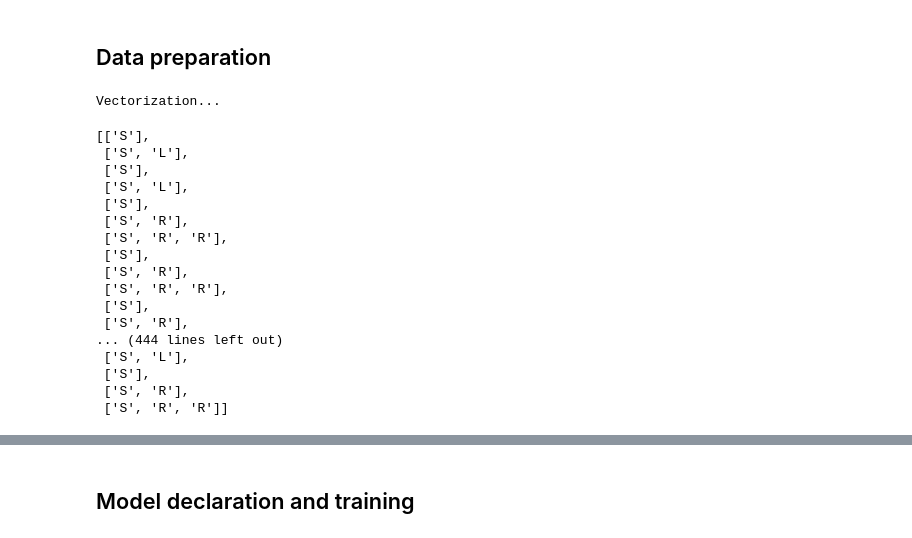
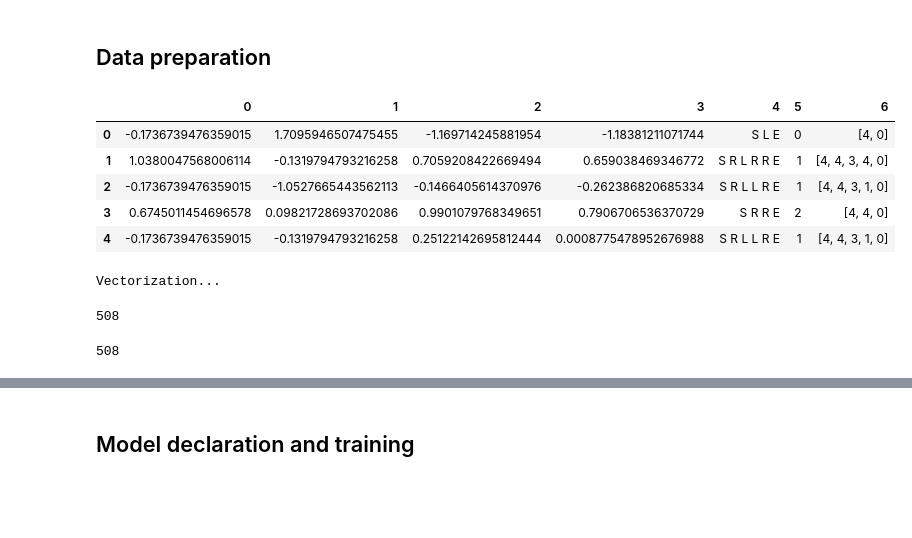
Before and after one commit to mlsquare/cook-imly, a Jupyter notebook: Notebooks/explain_multi_io.ipynb, the cells around one changed output, grey strips where cells are left out. Saved outputs shown, nothing was run; the diff lists cells and outputs as text; code cells hidden in the pictures; blank space fills up the shorter version.

```diff
--- a/Notebooks/explain_multi_io.ipynb
+++ b/Notebooks/explain_multi_io.ipynb
@@ -86,22 +86,22 @@ for i, j in enumerate(X):
     for node in path_list[i]:
         if node == 0:
             path_as_string.append('S')
-            dec_feat.append(clf.tree_.feature[node])
+            dec_feat.append(clf.tree_.feature[node]+1)
         elif node in left_nodes:
             path_as_string.append('L')
-            if clf.tree_.feature[node] > 0:
-                dec_feat.append(clf.tree_.feature[node])
+            if clf.tree_.feature[node] >= 0:
+                dec_feat.append(clf.tree_.feature[node]+1)
             # else:
                 # dec_feat.append(0)
         elif node in right_nodes:
             path_as_string.append('R')
-            if clf.tree_.feature[node] > 0:
-                dec_feat.append(clf.tree_.feature[node])
+            if clf.tree_.feature[node] >= 0:
+                dec_feat.append(clf.tree_.feature[node]+1)
             # else:
                 # dec_feat.append(0)
 
     path_as_string.append('E')
-    # dec_feat.append(0)
+    dec_feat.append(0)
     dec_feat = np.array(dec_feat)
     path_as_string = ' '.join(path_as_string)
     path_column = np.append(path_column, path_as_string)
@@ -125,7 +129,14 @@ df = data.sample(frac=1).reset_index(drop=True)
 get_path_lengths = lambda t: len(t.split())
 paths_lengths = np.array([get_path_lengths(xi) for xi in path_sequence])
 # %%
-df.head(10)
+df.head()
+# %% [output]
+|  | 0 | 1 | 2 | 3 | 4 | 5 | 6 |
+| 0 | -0.1736739476359015 | 1.7095946507475455 | -1.169714245881954 | -1.18381211071744 | S L E | 0 | [4, 0] |
+| 1 | 1.0380047568006114 | -0.1319794793216258 | 0.7059208422669494 | 0.659038469346772 | S R L R R E | 1 | [4, 4, 3, 4, 0] |
+| 2 | -0.1736739476359015 | -1.0527665443562113 | -0.1466405614370976 | -0.262386820685334 | S R L L R E | 1 | [4, 4, 3, 1, 0] |
+| 3 | 0.6745011454696578 | 0.09821728693702086 | 0.9901079768349651 | 0.7906706536370729 | S R R E | 2 | [4, 4, 0] |
+| 4 | -0.1736739476359015 | -0.1319794793216258 | 0.25122142695812444 | 0.0008775478952676988 | S R L L R E | 1 | [4, 4, 3, 1, 0] |
 # %%
 ## Modified for decision feature prediction
 
@@ -175,24 +194,14 @@ y_feat = np.zeros((len(sentences), label_size), dtype=np.float)
 y_feat_seq = np.zeros((len(feat_seq), label_size), dtype=np.float)
 # %% [output]
 Vectorization...
-# %%
-sentences
-# %% [output]
-[['S'],
- ['S', 'L'],
- ['S'],
- ['S', 'L'],
- ['S'],
- ['S', 'R'],
- ['S', 'R', 'R'],
- ['S'],
- ['S', 'R'],
- ['S', 'R', 'R'],
- ['S'],
- ['S', 'R'],
-... (444 lines left out)
- ['S', 'L'],
- ['S'],
- ['S', 'R'],
- ['S', 'R', 'R']]
+# %%
+sentences[0:10]
+len(sentences)
+# %% [output]
+508
+# %%
+next_chars[0:10]
+len(next_chars)
+# %% [output]
+508
 # %%
```
Also changed, not shown: parts of 28 cells of this notebook, 3 other files.
